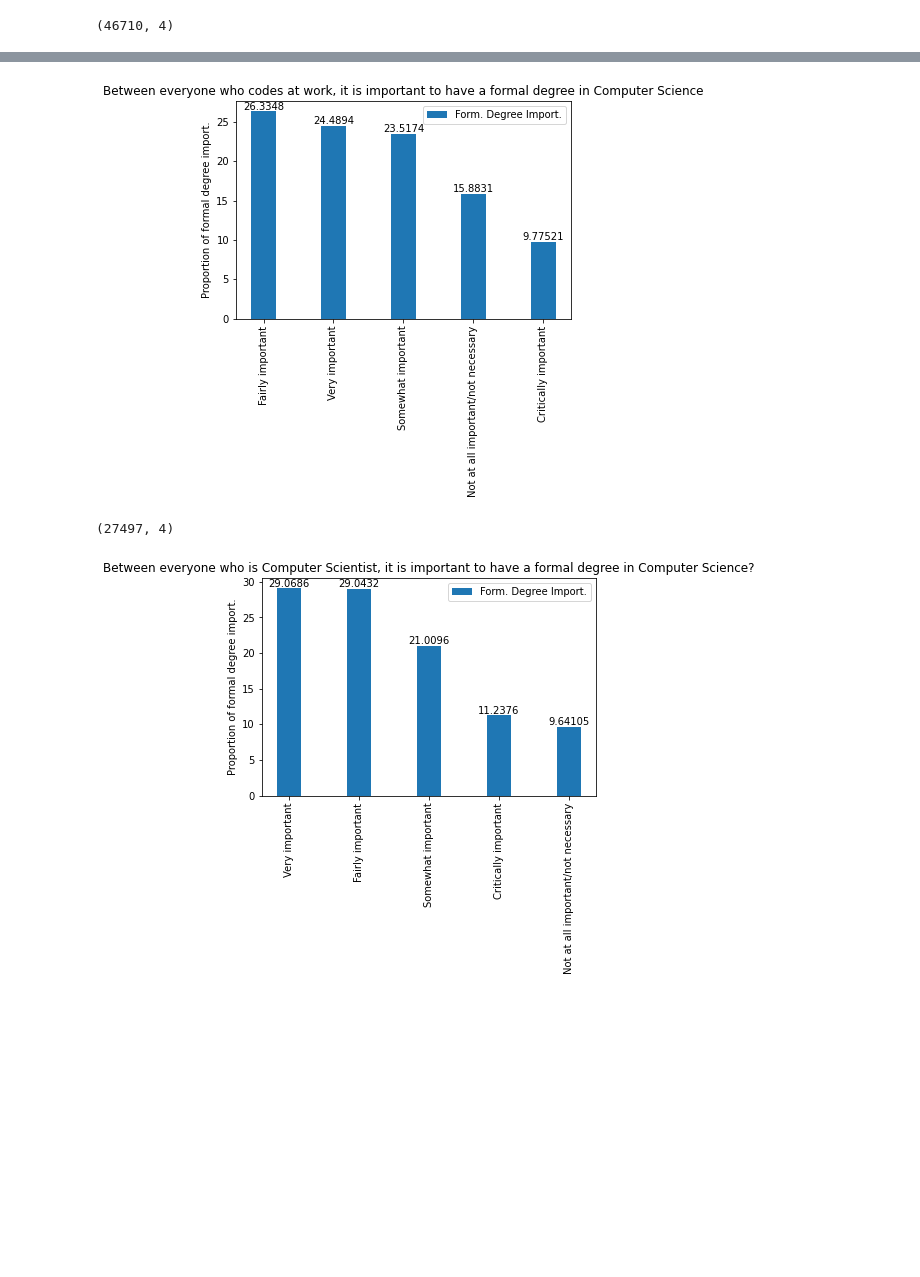
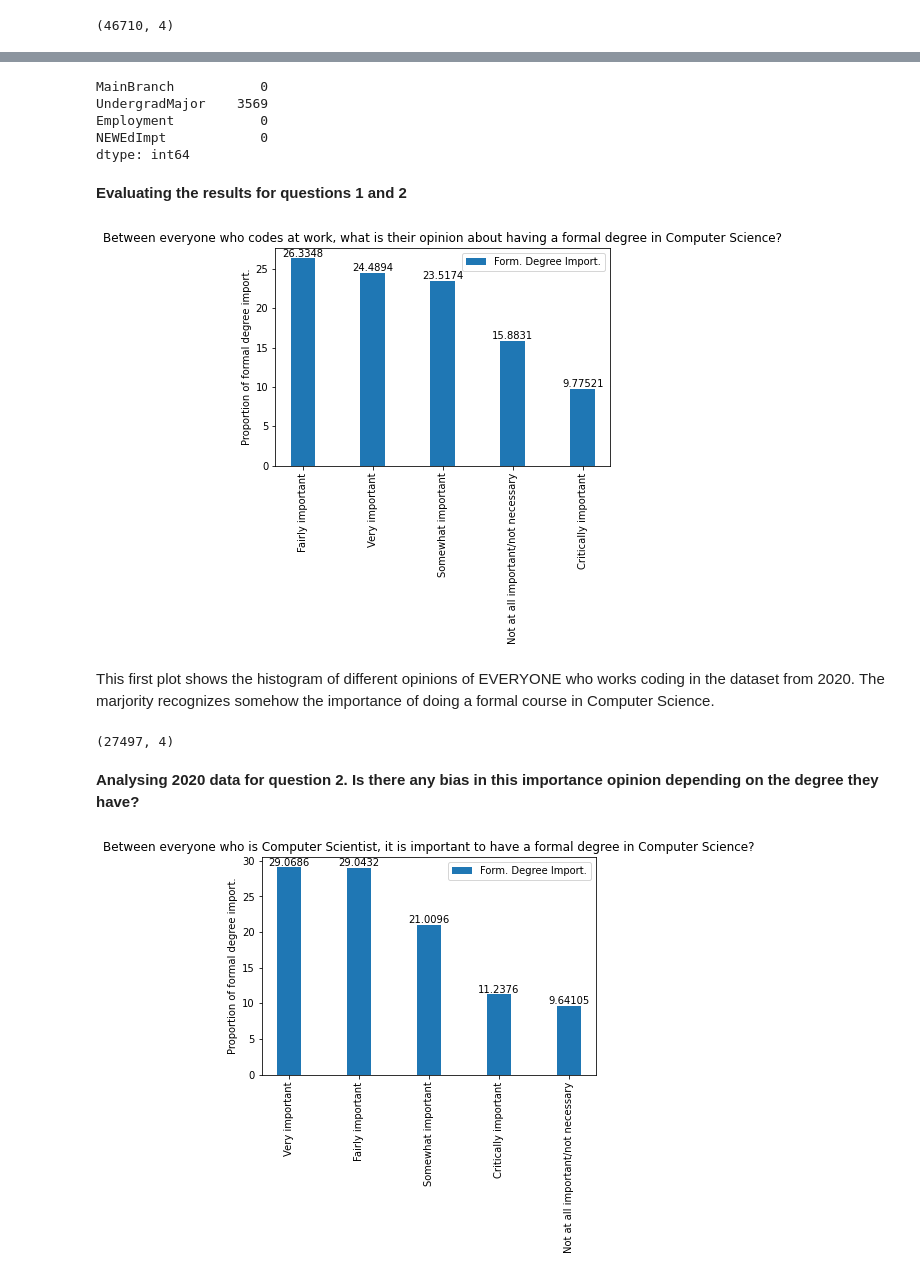
Before and after one commit to NataliaKitaoka/coder-evolution, a Jupyter notebook: coder-evolution.ipynb, the cells around one changed output, grey strips where cells are left out. Cells and saved outputs as stored; diff of their text form; code cells hidden in the pictures; blank space fills up the shorter version.

Commit message:
Comenting explanations about questions 1 and 2 and following CRISP-DM Methodology.

```diff
--- a/coder-evolution.ipynb
+++ b/coder-evolution.ipynb
@@ -87,23 +112,38 @@ formal_degree
+# %%
+#Analysing the presence of Nan's
+formal_degree.isna().sum()
+#In this case these rows will not be removed because it can indicate that the person
+#didn't need to do a formal Undergraduate to work as a coder
+# %% [output]
+MainBranch           0
+UndergradMajor    3569
+Employment           0
+NEWEdImpt            0
+dtype: int64
+# %% [markdown]
+**Evaluating the results for questions 1 and 2**
 # %%
-#professional or someone who codes X number of each category of importance
+#Plot: professional or someone who codes X answers number of each category of importance
 
 y = formal_degree_and_professional['NEWEdImpt'].value_counts()/formal_degree_and_professional.shape[0]*100
 values_y = y.values.tolist()
 index_y = y.index.tolist()
 x = np.arange(len(index_y)) #the label locations
 width = 0.35  # the width of the bars
 fig, ax = plt.subplots()
 rects1 = ax.bar(x, values_y, width, label='Form. Degree Import.')
 ax.set_ylabel('Proportion of formal degree import.')
-ax.set_title('Between everyone who codes at work, it is important to have a formal degree in Computer Science')
+ax.set_title('Between everyone who codes at work, what is their opinion about having a formal degree in Computer Science?')
 ax.set_xticks(x)
 ax.set_xticklabels(index_y, rotation=90)
 ax.legend()
 ax.bar_label(rects1, padding=0)
 
 plt.show()
 # %% [output]
-[figure, old version]
+[figure, new version]
+# %% [markdown]
+This first plot shows the histogram of different opinions of EVERYONE who works coding in the dataset from 2020. The marjority recognizes somehow the importance of doing a formal course in Computer Science.
 # %%
 #Dropping rows in wich the value of column 'UndergradMajor' is different of Computer Science
 formal_degree_and_compSci = formal_degree[(formal_degree.UndergradMajor == "Computer science, computer engineering, or software engineering")]
@@ -111,6 +151,8 @@ formal_degree_and_compSci = formal_degree[(formal_degree.UndergradMajor == "Comp
 formal_degree_and_compSci.shape
 # %% [output]
 (27497, 4)
+# %% [markdown]
+**Analysing 2020 data for question 2. Is there any bias in this importance opinion depending on the degree they have?**
 # %%
 #professional and Computer Scientist X number of each category of importance
 
```
Also changed, not shown: parts of 26 cells of this notebook.
